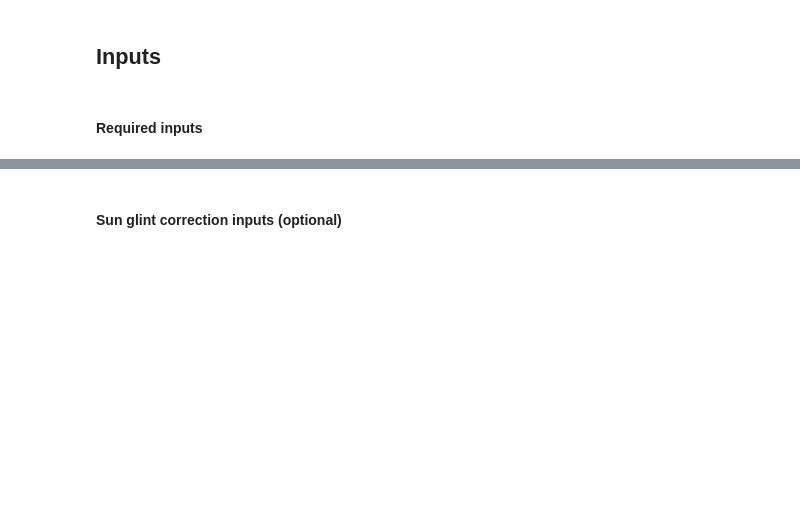
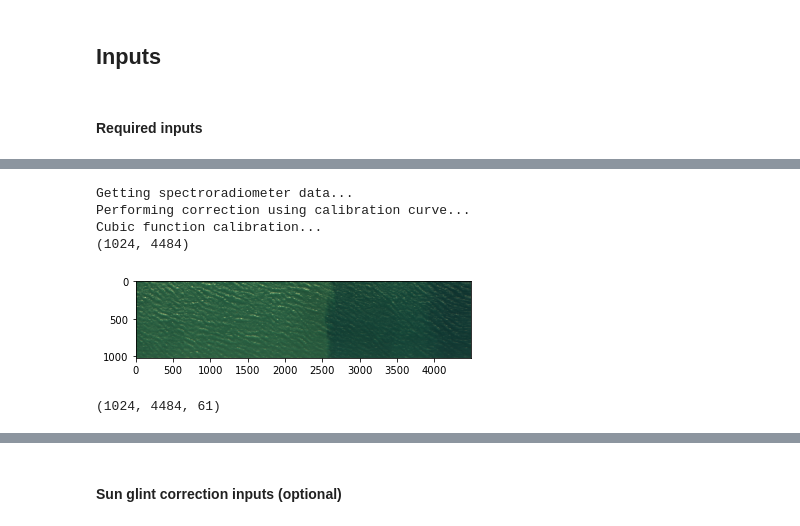
Before and after one commit to pakhuiying/CoastalWQL, a Jupyter notebook: CoastalWQL_nb.ipynb, the cells around one changed output, grey strips where cells are left out. Cells and saved outputs as stored; diff of their text form; code cells hidden in the pictures; blank space fills up the shorter version.

```diff
--- a/CoastalWQL_nb.ipynb
+++ b/CoastalWQL_nb.ipynb
@@ -55,0 +72,19 @@ corrected_indices = [(i['start'],i['stop']) for i in corrected_indices]
+# %%
+config_file = {'-PROCESSED_IMAGES-':fp_store,'-PREFIX-':prefix,'-IMAGE_FOLDER_FILEPATH-':image_fp,\
+                '-SPECTRO_FILEPATH-':spectrometer_fp,\
+                '-HEIGHT-':height,'-GPS_INDEX_TXT-':gps_index_txt,'-SLIDER-':slider,\
+                '-LINE_START-':line_start,'-LINE_END-':line_stop,'rgb_bands':[r,g,b],\
+                '-MASK_CHECKBOX-':mask_checkbox,'-CLASSIFY_CHECKBOX-':classify_checkbox,\
+                '-RADIOMETRIC_CHECKBOX-':radiometric_checkbox,'-NOISE_CHECKBOX-':noise_checkbox,\
+                '-SUNGLINT_CHECKBOX-':sunglint_checkbox,'-PREDICT_CHECKBOX-':predict_checkbox,\
+                'corrected_indices':corrected_indices}
+# %%
+gps_df = import_gps(image_fp)
+unique_gps_df = get_unique_df(gps_df)
+test_gps_index = gps_indices
+indexes_list = gps_to_image_indices(unique_gps_df,image_fp,test_gps_index,slider)
+print("Original indices: {}".format(indexes_list))
+if corrected_indices is not None:
+    indexes_list = corrected_indices
+print("New indices: {}".format(indexes_list))
+reverse_boolean_list = rev_boolean_list(unique_gps_df,test_gps_index)
@@ -55,0 +95,26 @@ corrected_indices = [(i['start'],i['stop']) for i in corrected_indices]
+# %%
+line_number = 1
+start_i,end_i = indexes_list[line_number]#16500, 17000 #15700, 16000 #
+test_stitch_class = StitchHyperspectral(fp_store,config_file['-PREFIX-'],config_file['-IMAGE_FOLDER_FILEPATH-'],config_file['-SPECTRO_FILEPATH-'],\
+                    int(config_file['-HEIGHT-']),line_number,start_i,end_i,\
+                    test_gps_index, unique_gps_df, destriping = config_file['-NOISE_CHECKBOX-'],\
+                    reverse=reverse_boolean_list[line_number])
+rgb_im = test_stitch_class.view_pseudo_colour(r,g,b) #outputs rgb
+reflectance = test_stitch_class.get_stitched_reflectance()
+print(reflectance[0].shape)
+# %% [output]
+Getting spectroradiometer data...
+Performing correction using calibration curve...
+Cubic function calibration...
+(1024, 4484)
+# %%
+plt.figure()
+plt.imshow(rgb_im)
+plt.show()
+# %% [output]
+[figure, added]
+# %%
+im_aligned = np.stack([i/100 for i in reflectance.values()],axis=2)
+im_aligned.shape
+# %% [output]
+(1024, 4484, 61)
```
Also changed, not shown: parts of 12 cells of this notebook, 2 other files.
